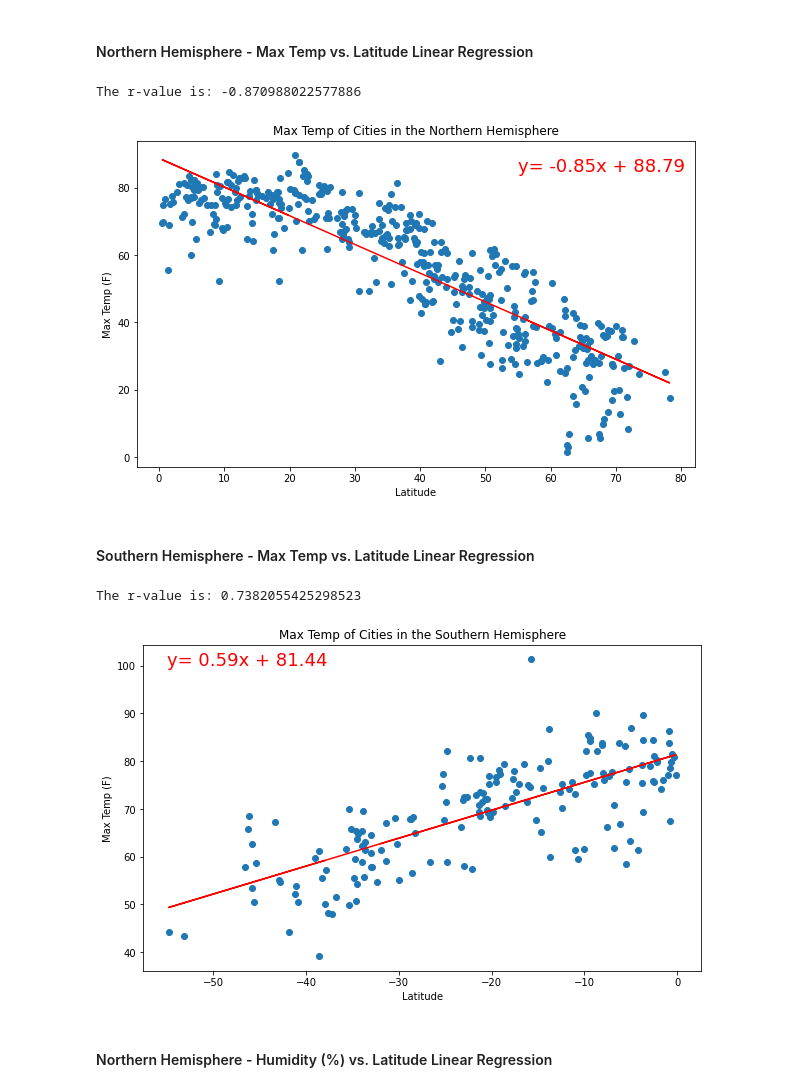
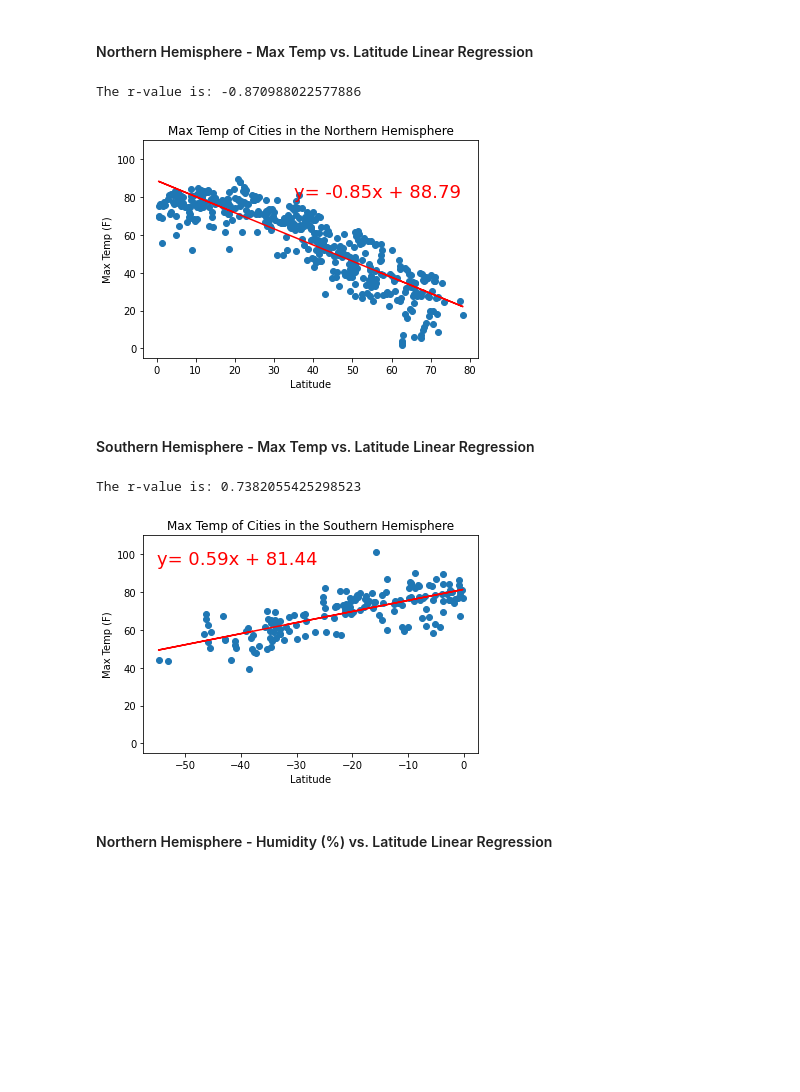
Before and after one commit to meeyoungPH/python-api-challenge, a Jupyter notebook: WeatherPy/WeatherPy.ipynb, the cells around one changed output. Cells and saved outputs as stored; diff of their text form; code cells hidden in the pictures; blank space fills up the shorter version.

Commit message:
changed figure size

```diff
--- a/WeatherPy/WeatherPy.ipynb
+++ b/WeatherPy/WeatherPy.ipynb
@@ -328,32 +328,33 @@ Southern Hemisphere cities: 174
 # %%
 # x and y values
 x = north_df['Lat']
 y = north_df['Max Temp']
 
 # r-value
 r=st.pearsonr(x,y)[0],2
 print(f'The r-value is: {r[0]}')
 
 # linear regression model
 line = st.linregress(x,y)
 y_values = x*line[0]+line[1]
 line_eq = f'y= {str(round(line[0],2))}x + {str(round(line[1],2))}'
 
 # scatter plot
-plt.figure(figsize=(10,6))
+# plt.figure(figsize=(10,6))
 plt.scatter(x,y)
 plt.plot(x,y_values,color='red')
-plt.annotate(line_eq,(55,85),fontsize=18,color='red')
+plt.annotate(line_eq,(35,80),fontsize=18,color='red')
+plt.ylim(-5,110)
 plt.xlabel('Latitude')
 plt.ylabel('Max Temp (F)')
 plt.title('Max Temp of Cities in the Northern Hemisphere')
 
 # save to png file
 plt.savefig('output_data/north_lat_max_temp.png')
 plt.show()
 # %% [output]
 The r-value is: -0.870988022577886
-[figure, old version]
+[figure, new version]
 # %% [markdown]
 ####  Southern Hemisphere - Max Temp vs. Latitude Linear Regression
 # %%
@@ -371,10 +372,11 @@ y_values = x*line[0]+line[1]
 line_eq = f'y= {str(round(line[0],2))}x + {str(round(line[1],2))}'
 
 # scatter plot
-plt.figure(figsize=(10,6))
+# plt.figure(figsize=(10,6))
 plt.scatter(x,y)
 plt.plot(x,y_values,color='red')
-plt.annotate(line_eq,(-55,100),fontsize=18,color='red')
+plt.annotate(line_eq,(-55,95),fontsize=18,color='red')
+plt.ylim(-5,110)
 plt.xlabel('Latitude')
 plt.ylabel('Max Temp (F)')
 plt.title('Max Temp of Cities in the Southern Hemisphere')
@@ -384,7 +386,7 @@ plt.savefig('output_data/south_lat_max_temp.png')
 plt.show()
 # %% [output]
 The r-value is: 0.7382055425298523
-[figure, old version]
+[figure, new version]
 # %% [markdown]
 ####  Northern Hemisphere - Humidity (%) vs. Latitude Linear Regression
 # %%
```
Also changed, not shown: parts of 6 cells of this notebook, 8 other files.
